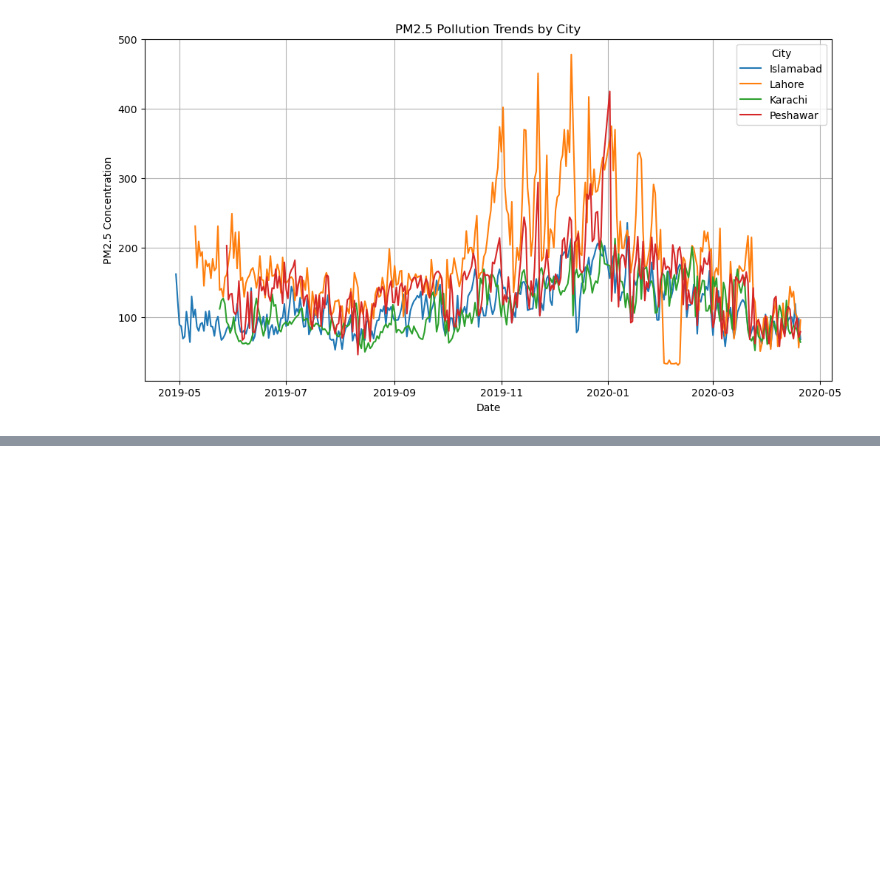
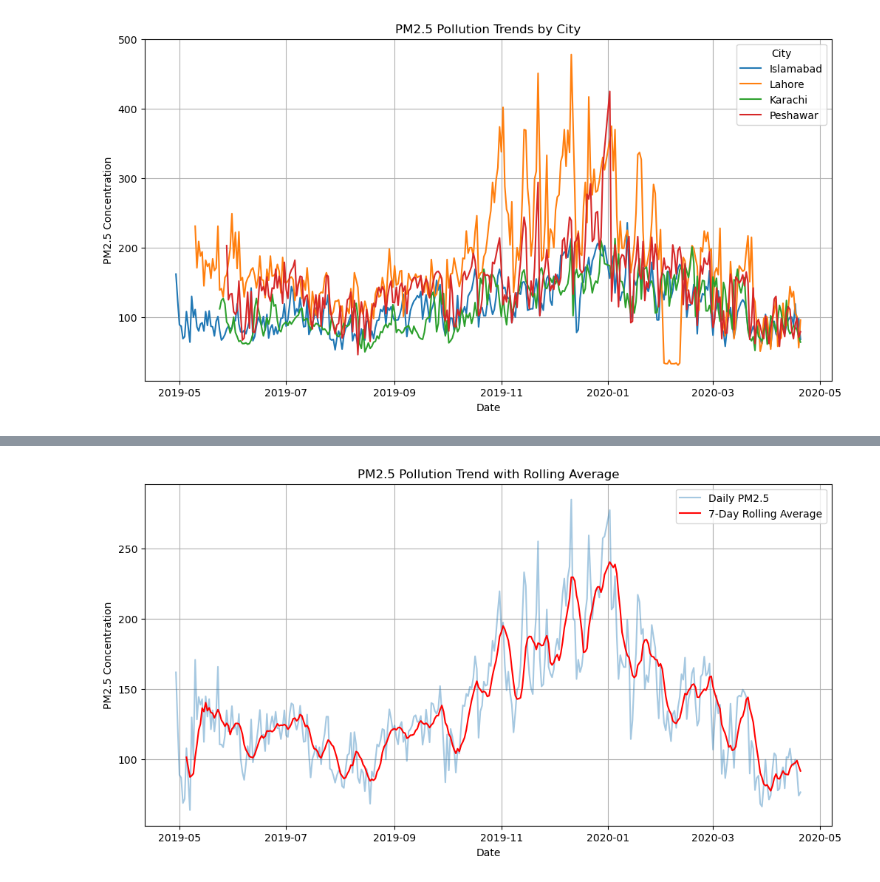
Before and after one commit to Bushra-Baloch/air-quality-prediction-ml-, a Jupyter notebook: air-quality-prediction-ml/notebooks/air_quality_analysis.ipynb, the cells around one changed output, grey strips where cells are left out. Saved outputs shown, nothing was run; the diff lists cells and outputs as text; code cells hidden in the pictures; blank space fills up the shorter version.

Commit message:
Added rolling average smoothing analysis for PM2.5 trends

```diff
--- a/air-quality-prediction-ml/notebooks/air_quality_analysis.ipynb
+++ b/air-quality-prediction-ml/notebooks/air_quality_analysis.ipynb
@@ -419,3 +419,7 @@ plt.savefig("../images/pm25_city_trends.png")
 plt.show()
 # %% [output]
 [figure]
+# %%
+rolling_pm25 = daily_pm25.rolling(window=7).mean()
+
+rolling_pm25.head()
@@ -421,0 +434,18 @@ plt.show()
+# %%
+plt.figure(figsize=(12,6))
+
+sns.lineplot(x=daily_pm25.index, y=daily_pm25.values, label="Daily PM2.5", alpha=0.4)
+
+sns.lineplot(x=rolling_pm25.index, y=rolling_pm25.values, color="red", label="7-Day Rolling Average")
+
+plt.title("PM2.5 Pollution Trend with Rolling Average")
+plt.xlabel("Date")
+plt.ylabel("PM2.5 Concentration")
+
+plt.grid(True)
+
+plt.savefig("../images/pm25_rolling_average.png")
+
+plt.show()
+# %% [output]
+[figure, added]
```
Also changed, not shown: parts of 1 cell of this notebook, 1 other file.
